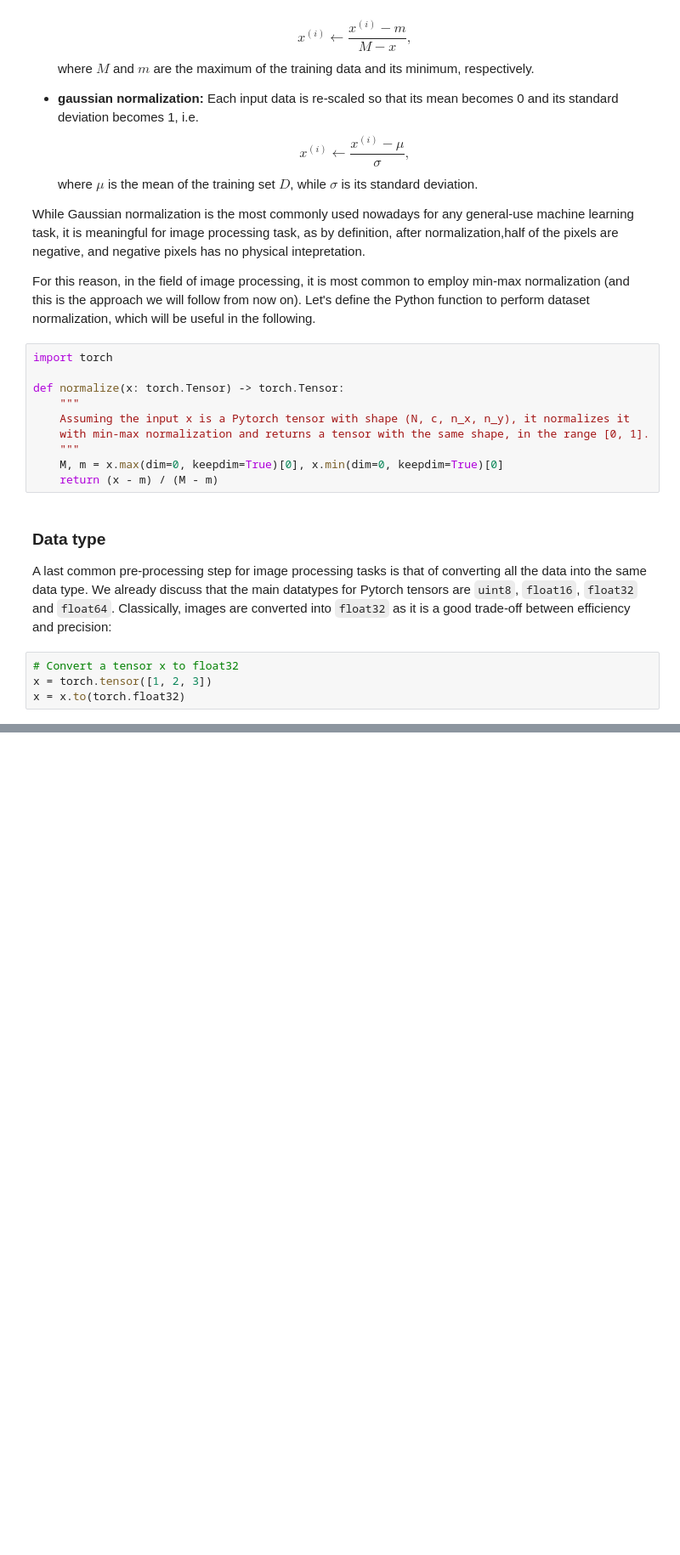
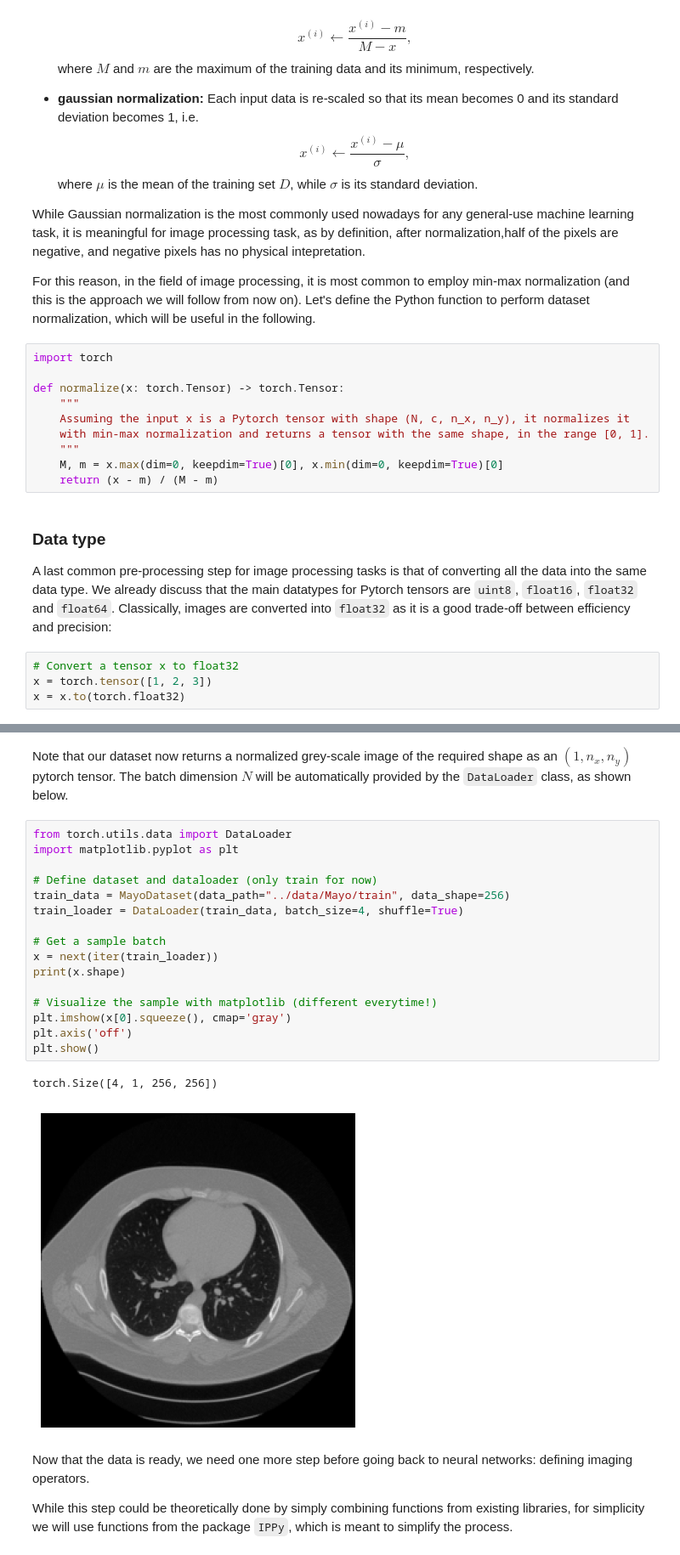
Before and after one commit to devangelista2/computational-imaging, a Jupyter notebook: _build/jupyter_execute/end-to-end/processing-images-with-nn.ipynb, the cells around one changed output, grey strips where cells are left out. Shown at 85% size. Cells and saved outputs as stored; diff of their text form; blank space fills up the shorter version.

```diff
--- a/_build/jupyter_execute/end-to-end/processing-images-with-nn.ipynb
+++ b/_build/jupyter_execute/end-to-end/processing-images-with-nn.ipynb
@@ -149,0 +249,25 @@ This dataset comprises a total of $N = 3305$ training images and $N = 327$ test
+# %% [markdown]
+Note that our dataset now returns a normalized grey-scale image of the required shape as an $(1, n_x, n_y)$ pytorch tensor. The batch dimension $N$ will be automatically provided by the `DataLoader` class, as shown below.
+# %%
+from torch.utils.data import DataLoader
+import matplotlib.pyplot as plt
+
+# Define dataset and dataloader (only train for now)
+train_data = MayoDataset(data_path="../data/Mayo/train", data_shape=256)
+train_loader = DataLoader(train_data, batch_size=4, shuffle=True)
+
+# Get a sample batch
+x = next(iter(train_loader))
+print(x.shape)
+
+# Visualize the sample with matplotlib (different everytime!)
+plt.imshow(x[0].squeeze(), cmap='gray')
+plt.axis('off')
+plt.show()
+# %% [output]
+torch.Size([4, 1, 256, 256])
+[figure, added]
+# %% [markdown]
+Now that the data is ready, we need one more step before going back to neural networks: defining imaging operators.
+
+While this step could be theoretically done by simply combining functions from existing libraries, for simplicity we will use functions from the package `IPPy`, which is meant to simplify the process.
```
Also changed, not shown: parts of 2 cells of this notebook, 10 other files.
